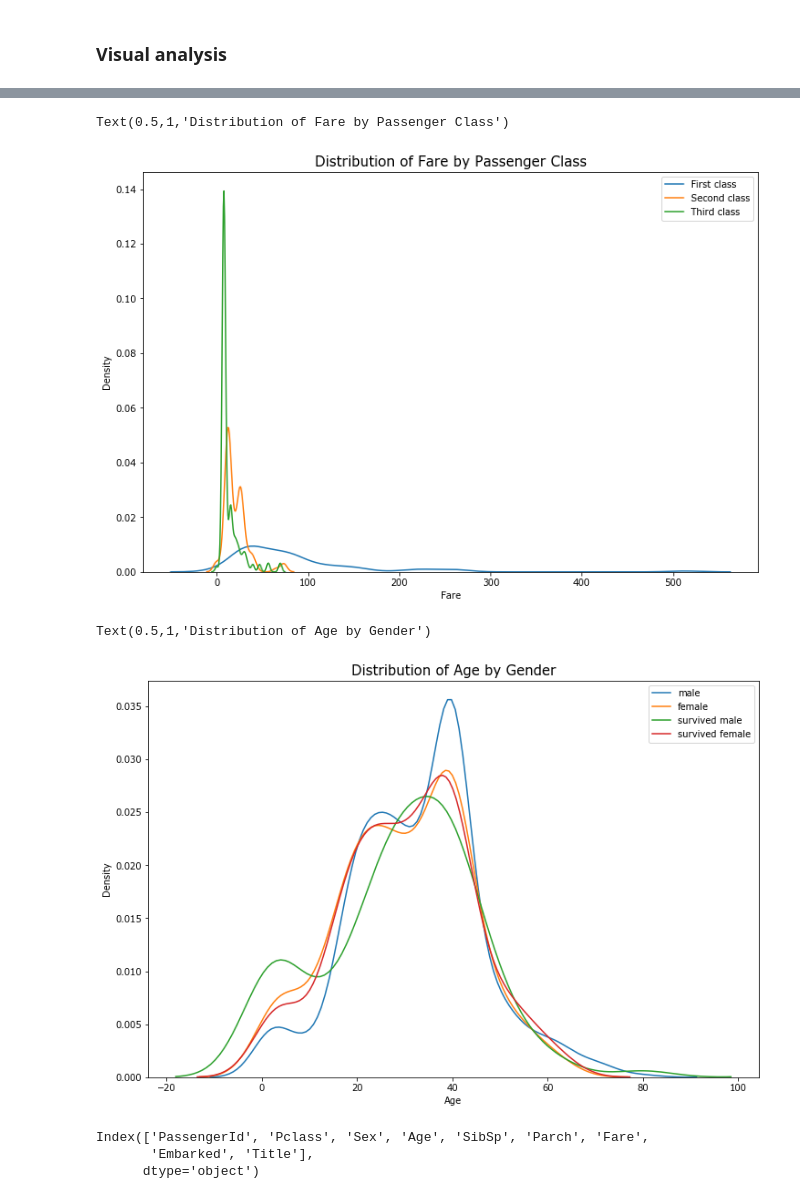
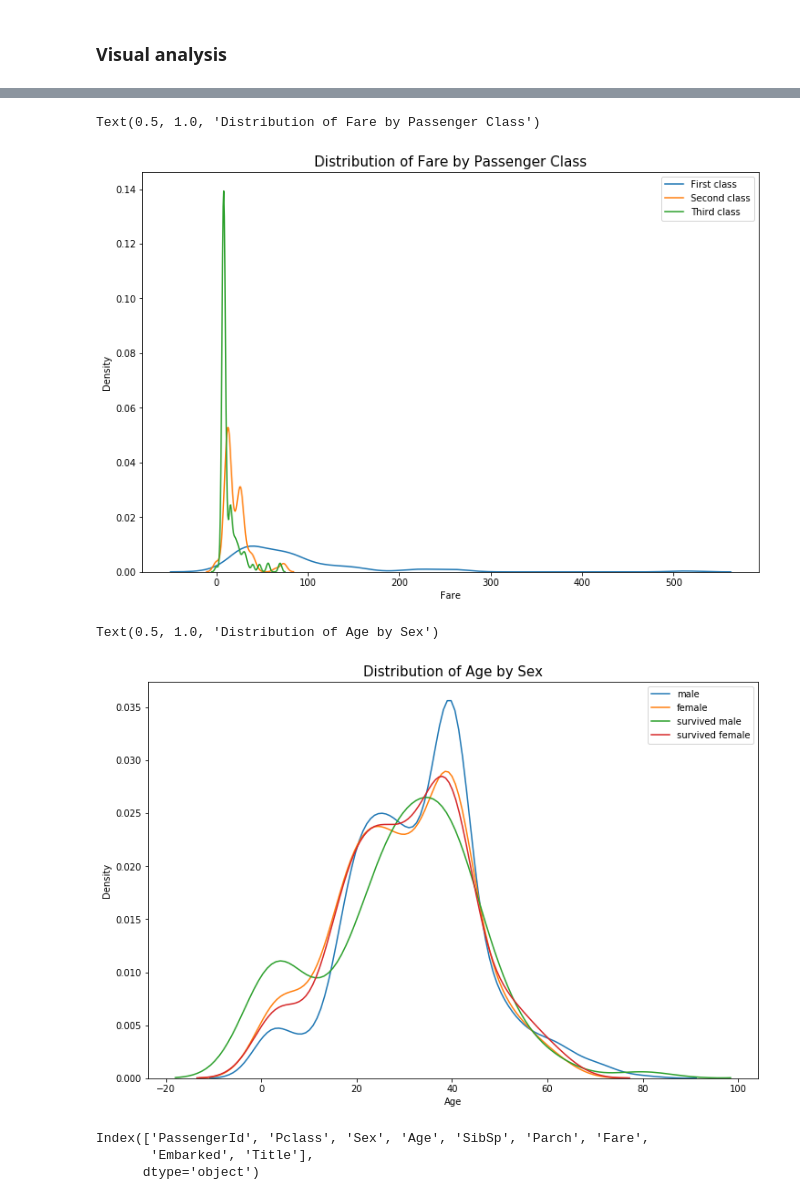
Before and after one commit to v3rm1/medium_blogposts, a Jupyter notebook: binary_classification/analysis.ipynb, the cells around one changed output, grey strips where cells are left out. Drawn from its saved outputs; the diff is of its cells as text; code cells hidden in the pictures.

```diff
--- a/binary_classification/analysis.ipynb
+++ b/binary_classification/analysis.ipynb
@@ -13,14 +12,3 @@ Defining file paths and configurations
-# %%
-DATA_DIR = '.\data'
-TRAIN_FILE = 'train.csv'
-TEST_FILE = 'test.csv'
-TRAIN_PROC_FILE = 'train_processed.csv'
-TEST_PROC_FILE = 'test_processed.csv'
-TRAIN_TARGET_FILE = 'train_target.csv'
-MODEL_DIR = '.\models'
-SEX_ENC_PKL = 'sex_enc_map.pkl'
-TITLE_ENC_PKL = 'title_enc_map.pkl'
-EMBARKED_ENC_PKL = 'embarked_enc_map.pkl'
 # %% [markdown]
 Reading the train and test data into Pandas DataFrames
 # %%
@@ -212,23 +207,23 @@ plt.ylabel("Density", size=10)
 plt.legend(loc='upper right')
 plt.title("Distribution of Fare by Passenger Class", size=15)
 # %% [output]
-Text(0.5,1,'Distribution of Fare by Passenger Class')
+Text(0.5, 1.0, 'Distribution of Fare by Passenger Class')
 [figure]
 # %%
 plt.figure(figsize=(12, 8))
 sns.kdeplot(train_df[train_df['Sex']=='male']['Age'], shade=False, label='male')
 sns.kdeplot(train_df[train_df['Sex']=='female']['Age'], shade=False, label='female')
 
 sns.kdeplot(train_df[(train_df['Sex']=='male') & (train_df['Survived']==1)]['Age'], shade=False, label='survived male')
 sns.kdeplot(train_df[(train_df['Sex']=='female') & (train_df['Survived']==1)]['Age'], shade=False, label='survived female')
 
 plt.xlabel("Age", size=10)
 plt.ylabel("Density", size=10)
 plt.legend(loc='upper right')
-plt.title("Distribution of Age by Gender", size=15)
+plt.title("Distribution of Age by Sex", size=15)
 # %% [output]
-Text(0.5,1,'Distribution of Age by Gender')
+Text(0.5, 1.0, 'Distribution of Age by Sex')
-[figure, old version]
+[figure, new version]
 # %%
 test_df.columns
 # %% [output]
```
Also changed, not shown: parts of 12 cells of this notebook, 58 other files.
